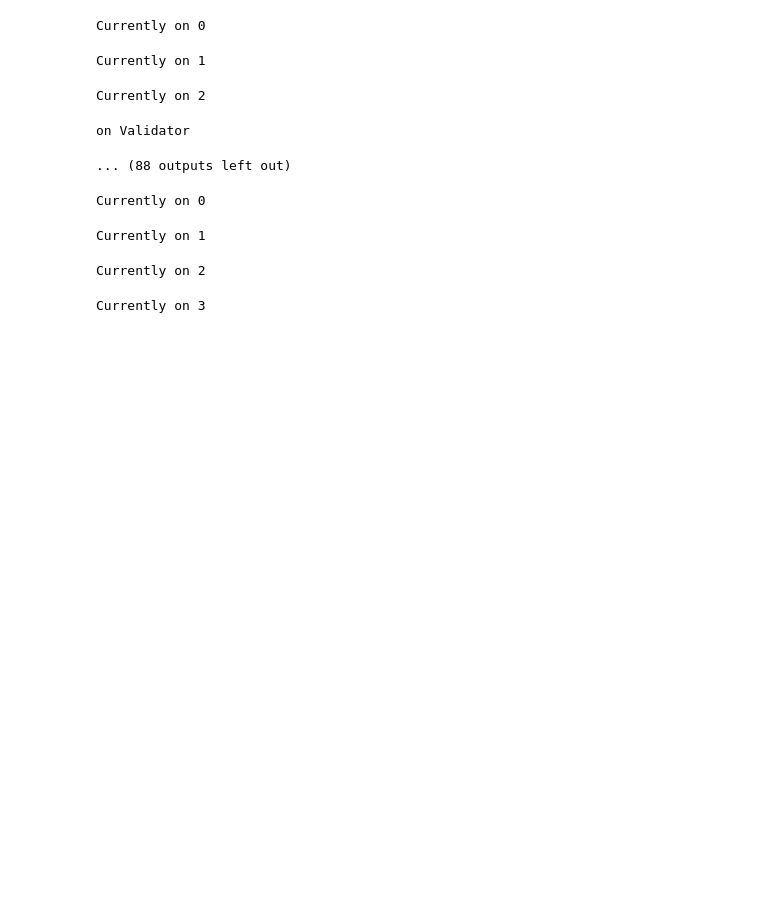
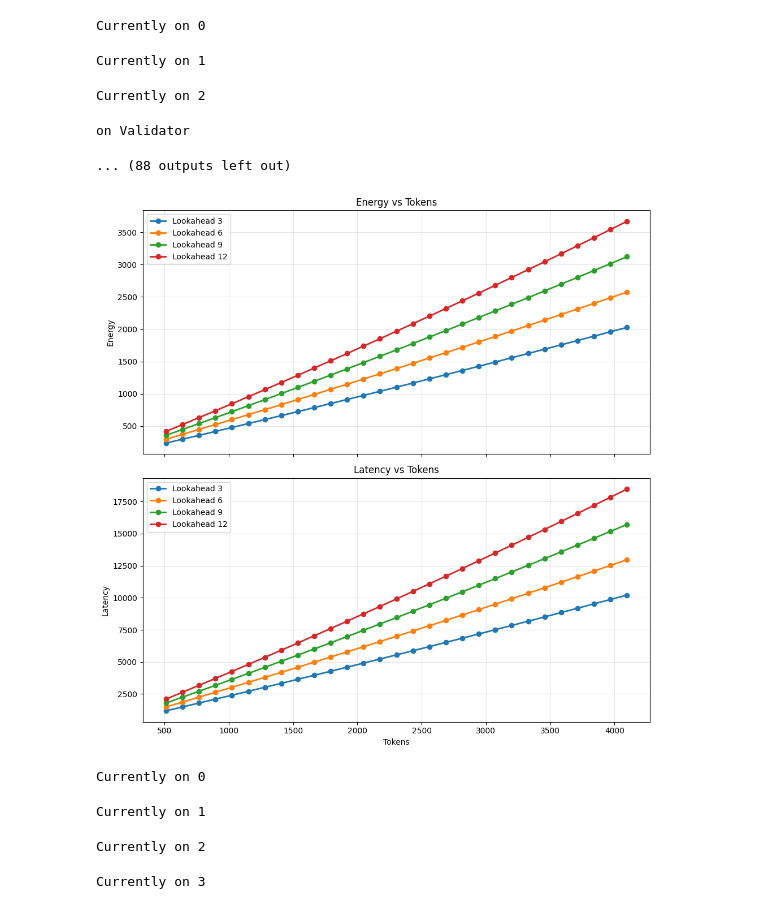
Before and after one commit to JasxnNg/65930-final, a Jupyter notebook: workspace/project.ipynb, the cells around one changed output. Saved outputs shown, nothing was run; the diff lists cells and outputs as text; code cells hidden in the pictures; blank space fills up the shorter version.

Commit message:
created a graph representing energy/latency over tokens sweep

```diff
--- a/workspace/project.ipynb
+++ b/workspace/project.ipynb
@@ -112,9 +112,57 @@ Currently on 2
 on Validator
 ... (88 outputs left out)
 # %%
-import matplotlib
+import matplotlib.pyplot as plt
+import pandas as pd
 
-from
+df = pd.read_csv(
+    "milestone_1_results.csv",
+    skiprows=4,
+    header=None,
+    names=["tokens", "lookahead", "energy", "latency"],
+)
+
+for col in ["tokens", "lookahead", "energy", "latency"]:
+    df[col] = pd.to_numeric(df[col], errors="coerce")
+
+lookaheads = sorted(df["lookahead"].unique())
+
+fig, axes = plt.subplots(2, 1, figsize=(10, 10), sharex=True)
+
+for la in lookaheads:
+    sub = df[df["lookahead"] == la]
+
+    axes[0].plot(
+        sub["tokens"],
+        sub["energy"],
+        marker="o",
+        linewidth=2,
+        label=f"Lookahead {int(la)}",
+    )
+
+    axes[1].plot(
+        sub["tokens"],
+        sub["latency"],
+        marker="o",
+        linewidth=2,
+        label=f"Lookahead {int(la)}",
+    )
+
+axes[0].set_title("Energy vs Tokens")
+axes[0].set_ylabel("Energy")
+axes[0].grid(True, alpha=0.3)
+axes[0].legend()
+
+axes[1].set_title("Latency vs Tokens")
+axes[1].set_xlabel("Tokens")
+axes[1].set_ylabel("Latency")
+axes[1].grid(True, alpha=0.3)
+axes[1].legend()
+
+plt.tight_layout()
+plt.show()
+# %% [output]
+[figure, added]
 # %%
 p_8192_6 = evaluate_workload(8192, 6)
 # %% [output]
```
